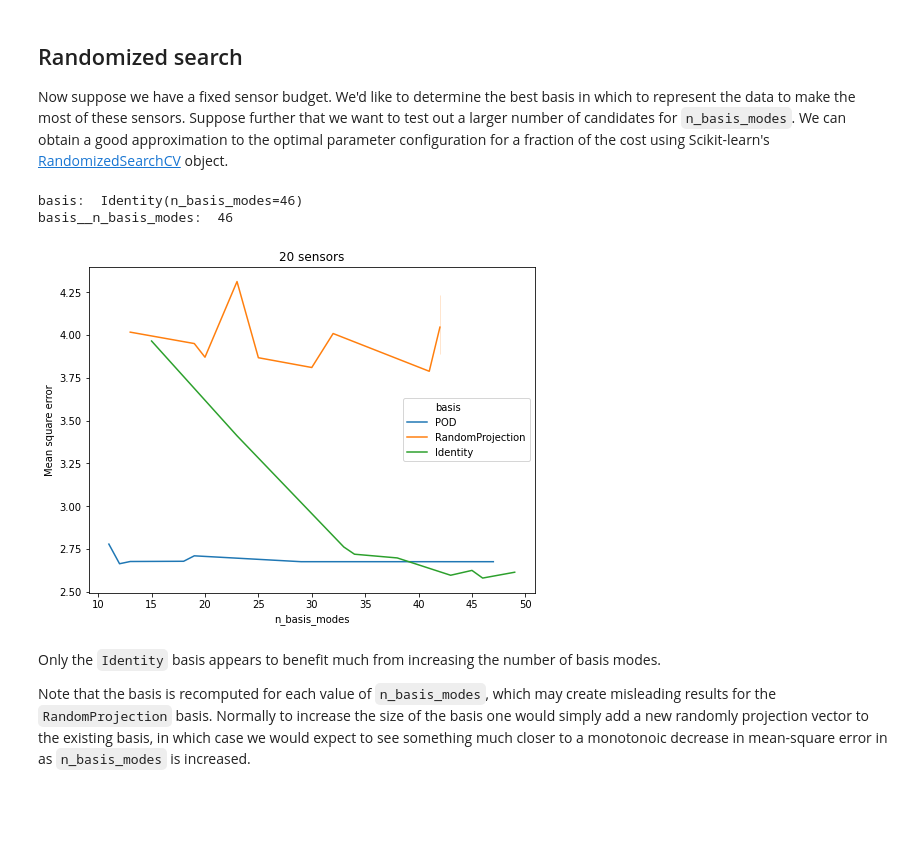
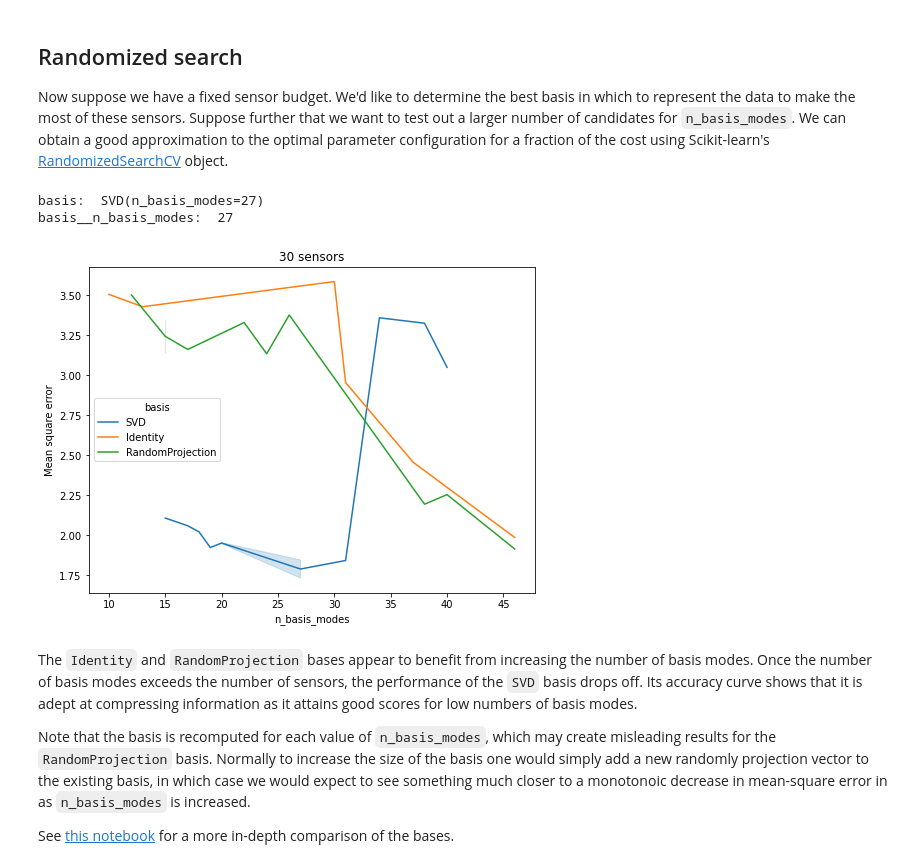
Before and after one commit to dynamicslab/pysensors, a Jupyter notebook: examples/cross_validation.ipynb, the cells around one changed output. Drawn from its saved outputs; the diff is of its cells as text; code cells hidden in the pictures; blank space fills up the shorter version.

```diff
--- a/examples/cross_validation.ipynb
+++ b/examples/cross_validation.ipynb
@@ -48,9 +50,9 @@ from sklearn.model_selection import GridSearchCV
 model = ps.SensorSelector()
 
 param_grid = {
-    "basis": [ps.basis.Identity(), ps.basis.POD(), ps.basis.RandomProjection()],
-    "basis__n_basis_modes": [20, 30, 40],
-    "n_sensors": [5, 10, 15, 20]
+    "basis": [ps.basis.Identity(), ps.basis.SVD(), ps.basis.RandomProjection()],
+    "basis__n_basis_modes": [20, 30, 40, 50],
+    "n_sensors": [10, 20, 30, 40]
 }
 
 search = GridSearchCV(model, param_grid)
@@ -69,8 +71,8 @@ We can also visualize the performance of each candidate model to get a better id
 def rename_bases(s):
         if 'Identity' in str(s):
             return 'Identity'
-        elif 'POD' in str(s):
-            return 'POD'
+        elif 'SVD' in str(s):
+            return 'SVD'
         elif 'RandomProjection' in str(s):
             return 'RandomProjection'
         else:
@@ -129,10 +131,10 @@ Now suppose we have a fixed sensor budget. We'd like to determine the best basis
 from scipy.stats import randint
 from sklearn.model_selection import RandomizedSearchCV
 
-model = ps.SensorSelector(n_sensors=20)
+model = ps.SensorSelector(n_sensors=30)
 
 param_distributions = {
-    "basis": [ps.basis.Identity(), ps.basis.POD(), ps.basis.RandomProjection()],
+    "basis": [ps.basis.Identity(), ps.basis.SVD(), ps.basis.RandomProjection()],
     "basis__n_basis_modes": randint(10, 50)
 }
 
@@ -141,41 +143,43 @@ search.fit(X, quiet=True)
 for k, v in search.best_params_.items():
     print(f"{k}:  {v}")
 # %% [output]
-basis:  Identity(n_basis_modes=46)
-basis__n_basis_modes:  46
+basis:  SVD(n_basis_modes=27)
+basis__n_basis_modes:  27
 # %%
 results = pd.DataFrame.from_dict(search.cv_results_)
 
 # Rename the basis objects for plotting purposes
 def rename_bases(s):
     if 'Identity' in str(s):
         return 'Identity'
-    elif 'POD' in str(s):
-        return 'POD'
+    elif 'SVD' in str(s):
+        return 'SVD'
     elif 'RandomProjection' in str(s):
         return 'RandomProjection'
     else:
         return "N/A"
 
 results['basis'] = results['param_basis'].apply(rename_bases)
 
 # We were working with the negative mean-square error before
 results['neg_mean_test_score'] = -results['mean_test_score']
 
 fig, ax = plt.subplots(1, 1, figsize=(8, 6))
 sns.lineplot(
     markers=True,
     data=results,
     x='param_basis__n_basis_modes',
     y='neg_mean_test_score',
     hue='basis',
     ax=ax
 )
-ax.set(xlabel='n_basis_modes', ylabel='Mean square error', title='20 sensors')
+ax.set(xlabel='n_basis_modes', ylabel='Mean square error', title='30 sensors')
 fig.show()
 # %% [output]
-[figure, old version]
+[figure, new version]
 # %% [markdown]
-Only the `Identity` basis appears to benefit much from increasing the number of basis modes.
+The `Identity` and `RandomProjection` bases appear to benefit from increasing the number of basis modes. Once the number of basis modes exceeds the number of sensors, the performance of the `SVD` basis drops off. Its accuracy curve shows that it is adept at compressing information as it attains good scores for low numbers of basis modes.
 
 Note that the basis is recomputed for each value of `n_basis_modes`, which may create misleading results for the `RandomProjection` basis. Normally to increase the size of the basis one would simply add a new randomly projection vector to the existing basis, in which case we would expect to see something much closer to a monotonoic decrease in mean-square error in as `n_basis_modes` is increased.
+
+See [this notebook](https://github.com/dynamicslab/pysensors/blob/master/examples/basis_comparison.ipynb) for a more in-depth comparison of the bases.
```
Also changed, not shown: parts of 6 cells of this notebook, 12 other files.
